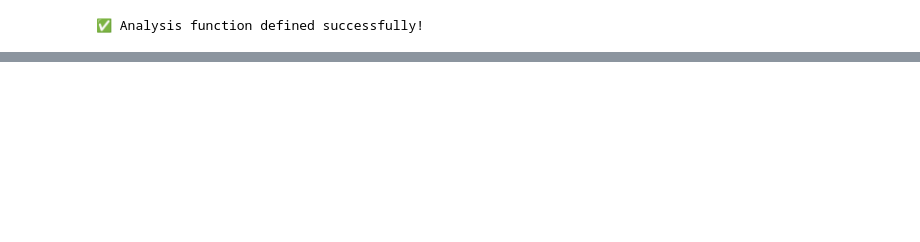
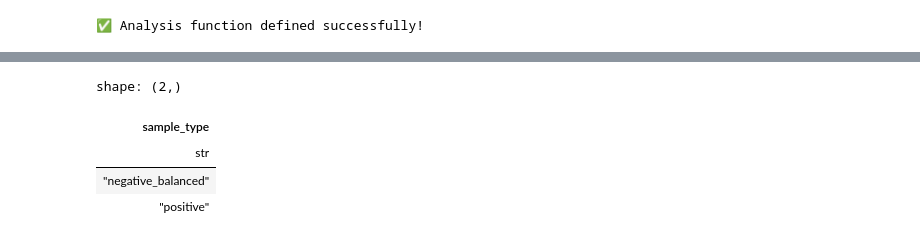
Before and after one commit to costbio/analyze_consensusdock, a Jupyter notebook: analysis_2025_11_23.ipynb, the cells around one changed output, grey strips where cells are left out. Saved outputs shown, nothing was run; the diff lists cells and outputs as text; code cells hidden in the pictures; blank space fills up the shorter version.

```diff
--- a/analysis_2025_11_23.ipynb
+++ b/analysis_2025_11_23.ipynb
@@ -464,0 +558,8 @@ Passing `palette` without assigning `hue` is deprecated and will be removed in v
+# %%
+df_best_by_louvain_cluster[1]['sample_type'].unique()
+# %% [output]
+shape: (2,)
+| sample_type |
+| str |
+| "negative_balanced" |
+| "positive" |
```
Also changed, not shown: parts of 7 cells of this notebook, 5 other files.
